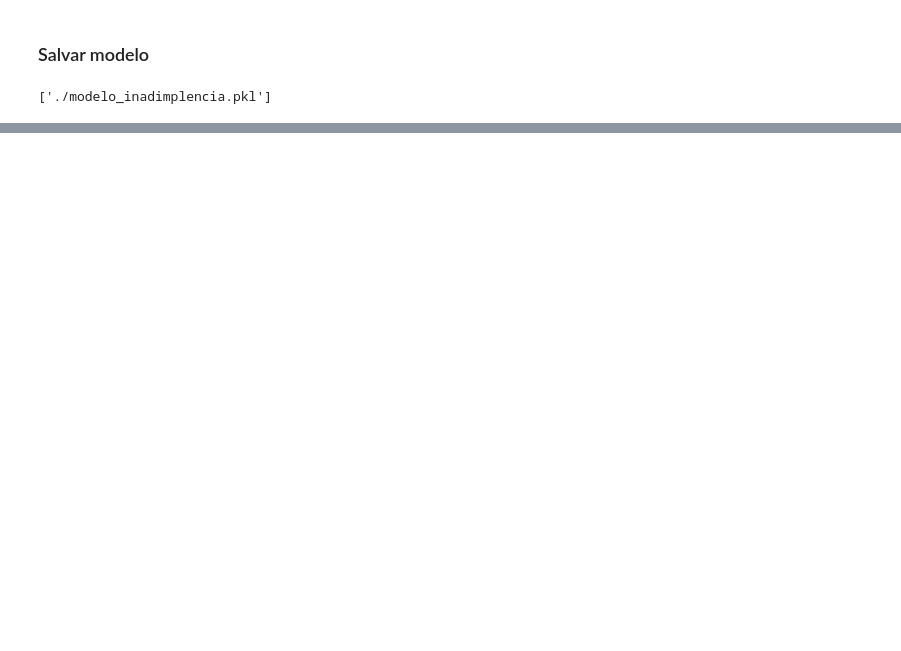
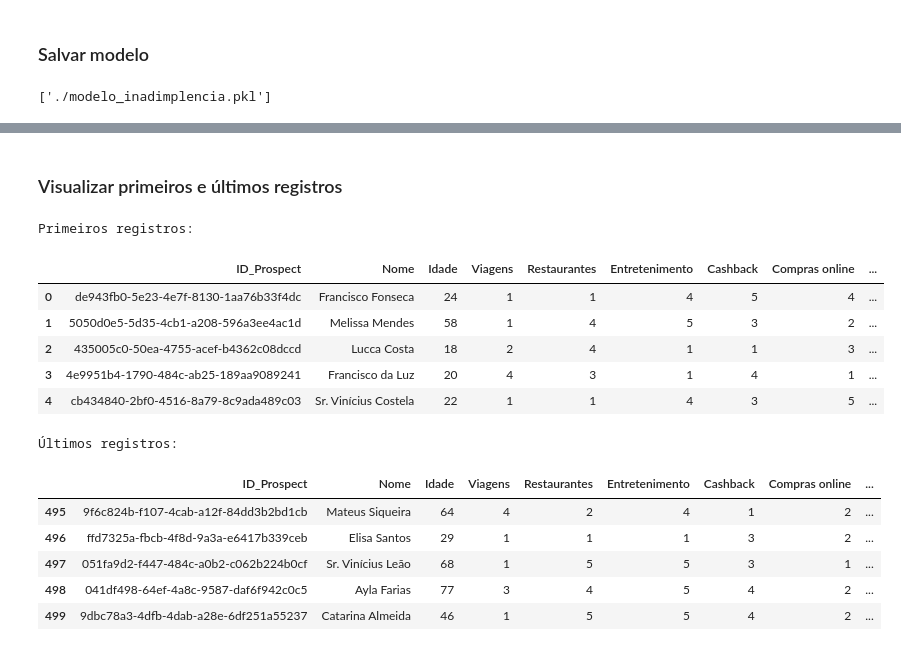
Before and after one commit to smoothemerson/AI_development, a Jupyter notebook: classes/final_challenge/modelo_inadimplencia.ipynb, the cells around one changed output, grey strips where cells are left out. Drawn from its saved outputs; the diff is of its cells as text; code cells hidden in the pictures; blank space fills up the shorter version.

```diff
--- a/classes/final_challenge/modelo_inadimplencia.ipynb
+++ b/classes/final_challenge/modelo_inadimplencia.ipynb
@@ -339,0 +364,23 @@ joblib.dump(best_model, './modelo_inadimplencia.pkl')
+# %% [markdown]
+### Visualizar primeiros e últimos registros
+# %%
+print("Primeiros registros:")
+display(df_prospects.head())
+
+print("\nÚltimos registros:")
+display(df_prospects.tail())
+# %% [output]
+Primeiros registros:
+|  | ID_Prospect | Nome | Idade | Viagens | Restaurantes | Entretenimento | Cashback | Compras online | ... |
+| 0 | de943fb0-5e23-4e7f-8130-1aa76b33f4dc | Francisco Fonseca | 24 | 1 | 1 | 4 | 5 | 4 | ... |
+| 1 | 5050d0e5-5d35-4cb1-a208-596a3ee4ac1d | Melissa Mendes | 58 | 1 | 4 | 5 | 3 | 2 | ... |
+| 2 | 435005c0-50ea-4755-acef-b4362c08dccd | Lucca Costa | 18 | 2 | 4 | 1 | 1 | 3 | ... |
+| 3 | 4e9951b4-1790-484c-ab25-189aa9089241 | Francisco da Luz | 20 | 4 | 3 | 1 | 4 | 1 | ... |
+| 4 | cb434840-2bf0-4516-8a79-8c9ada489c03 | Sr. Vinícius Costela | 22 | 1 | 1 | 4 | 3 | 5 | ... |
+Últimos registros:
+|  | ID_Prospect | Nome | Idade | Viagens | Restaurantes | Entretenimento | Cashback | Compras online | ... |
+| 495 | 9f6c824b-f107-4cab-a12f-84dd3b2bd1cb | Mateus Siqueira | 64 | 4 | 2 | 4 | 1 | 2 | ... |
+| 496 | ffd7325a-fbcb-4f8d-9a3a-e6417b339ceb | Elisa Santos | 29 | 1 | 1 | 1 | 3 | 2 | ... |
+| 497 | 051fa9d2-f447-484c-a0b2-c062b224b0cf | Sr. Vinícius Leão | 68 | 1 | 5 | 5 | 3 | 1 | ... |
+| 498 | 041df498-64ef-4a8c-9587-daf6f942c0c5 | Ayla Farias | 77 | 3 | 4 | 5 | 4 | 2 | ... |
+| 499 | 9dbc78a3-4dfb-4dab-a28e-6df251a55237 | Catarina Almeida | 46 | 1 | 5 | 5 | 4 | 2 | ... |
```
Also changed, not shown: parts of 23 cells of this notebook, 2 other files.
